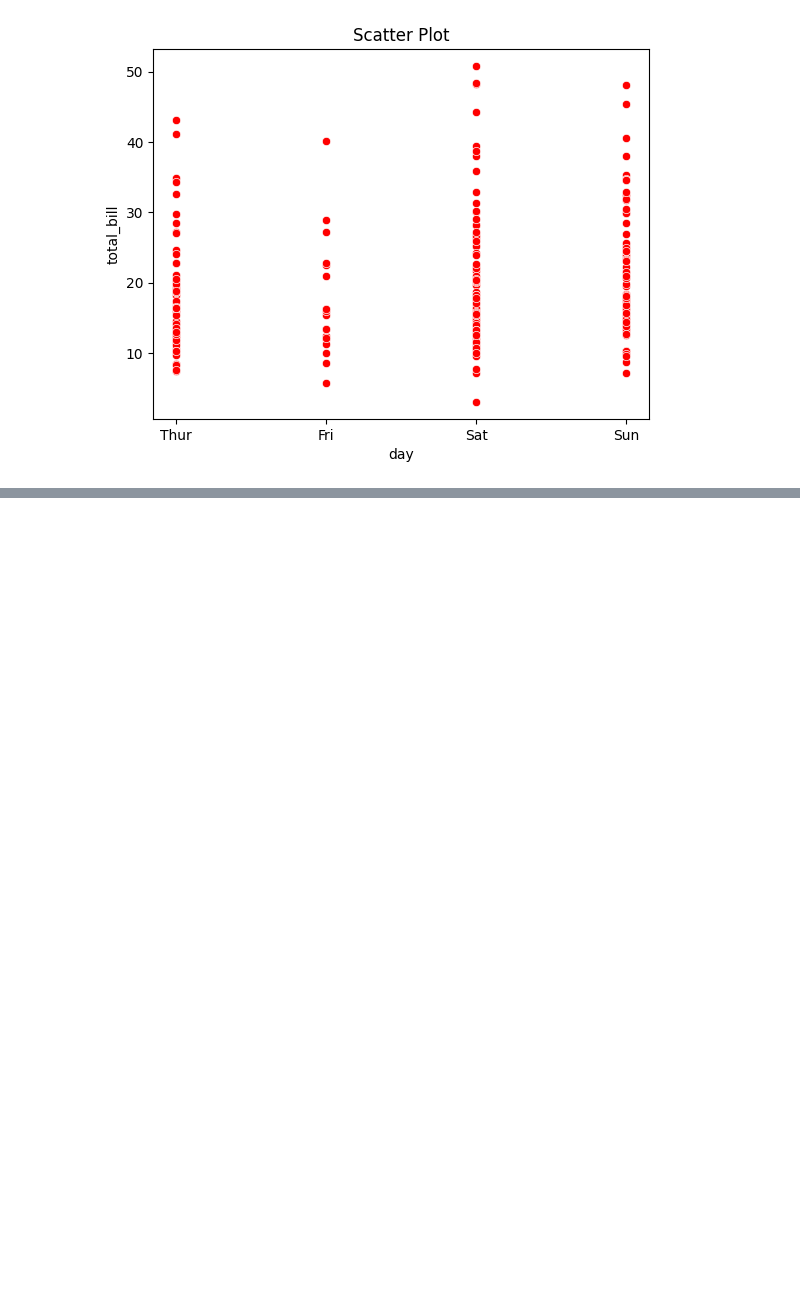
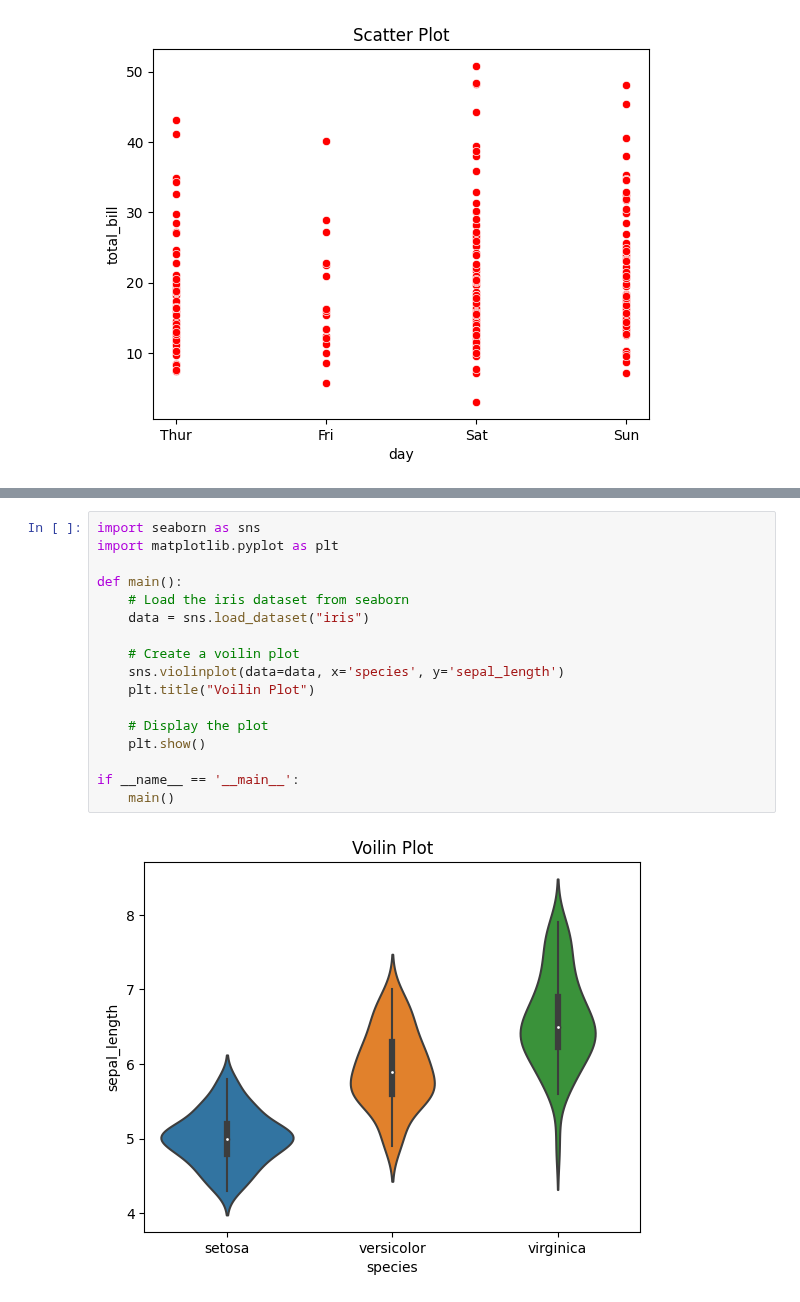
Before and after one commit to shivyelave/Python-Libraries, a Jupyter notebook: Seaborn/seaborn_plots.ipynb, the cells around one changed output, grey strips where cells are left out. Saved outputs shown, nothing was run; the diff lists cells and outputs as text; blank space fills up the shorter version.

```diff
--- a/Seaborn/seaborn_plots.ipynb
+++ b/Seaborn/seaborn_plots.ipynb
@@ -82,0 +110,19 @@ if __name__ == '__main__':
+# %%
+import seaborn as sns
+import matplotlib.pyplot as plt
+
+def main():
+    # Load the iris dataset from seaborn
+    data = sns.load_dataset("iris")
+
+    # Create a voilin plot
+    sns.violinplot(data=data, x='species', y='sepal_length')
+    plt.title("Voilin Plot")
+
+    # Display the plot
+    plt.show()
+
+if __name__ == '__main__':
+    main()
+# %% [output]
+[figure, added]
```
Also changed, not shown: parts of 4 cells of this notebook.
